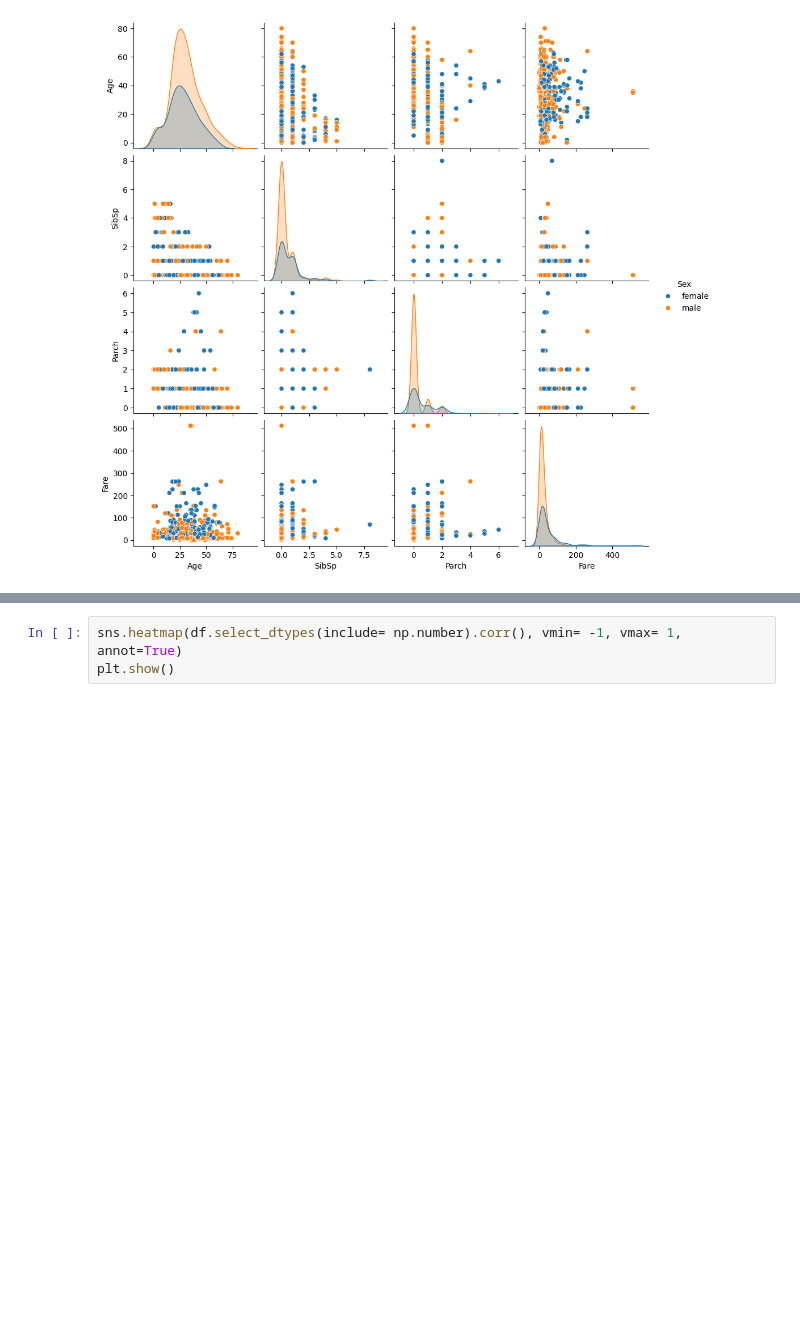
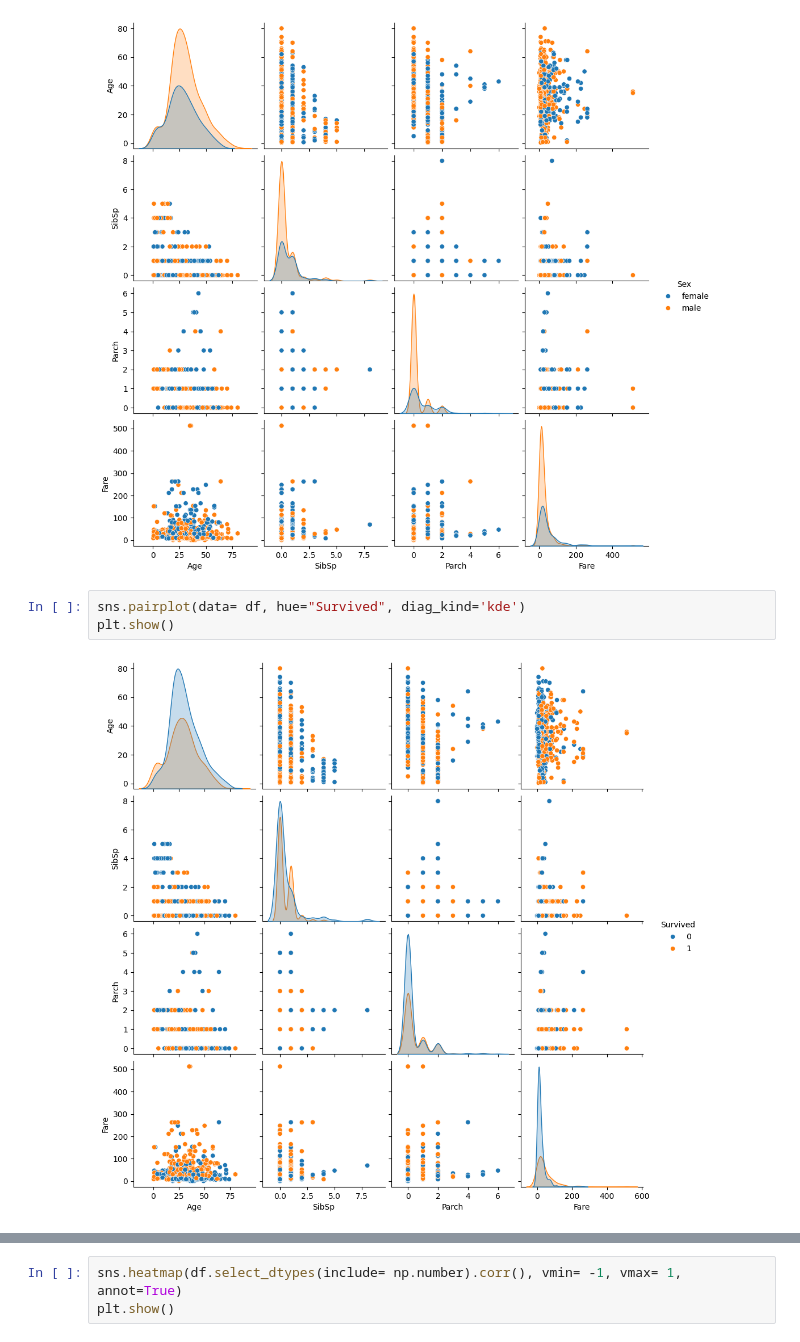
Before and after one commit to rodri-iot/titanic, a Jupyter notebook: notebook.ipynb, the cells around one changed output, grey strips where cells are left out. Drawn from its saved outputs; the diff is of its cells as text; blank space fills up the shorter version.

```diff
--- a/notebook.ipynb
+++ b/notebook.ipynb
@@ -248,6 +265,11 @@ sns.pairplot(data= df, hue="Sex", diag_kind='kde')
 plt.show()
 # %% [output]
 [figure]
+# %%
+sns.pairplot(data= df, hue="Survived", diag_kind='kde')
+plt.show()
+# %% [output]
+[figure, added]
 # %%
 df.select_dtypes(include= np.number).corr()
 
```
Also changed, not shown: parts of 33 cells of this notebook.
